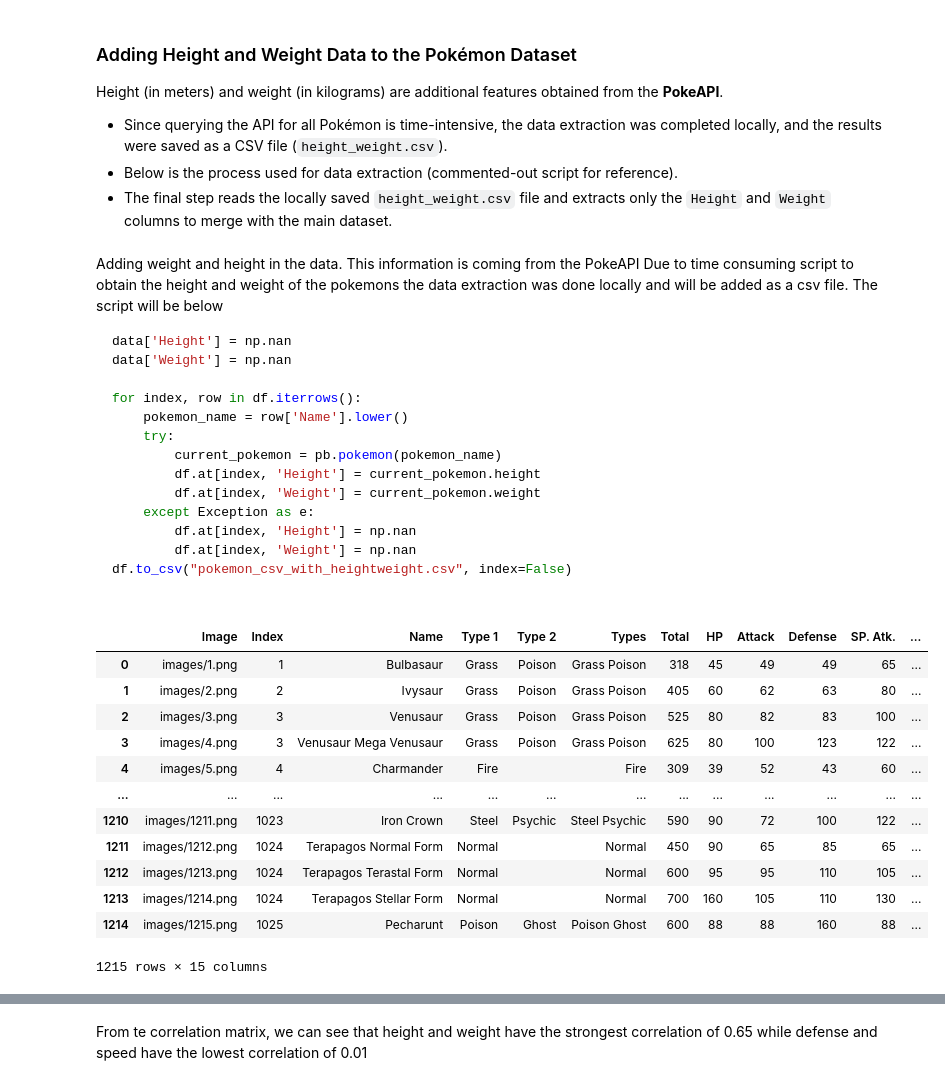
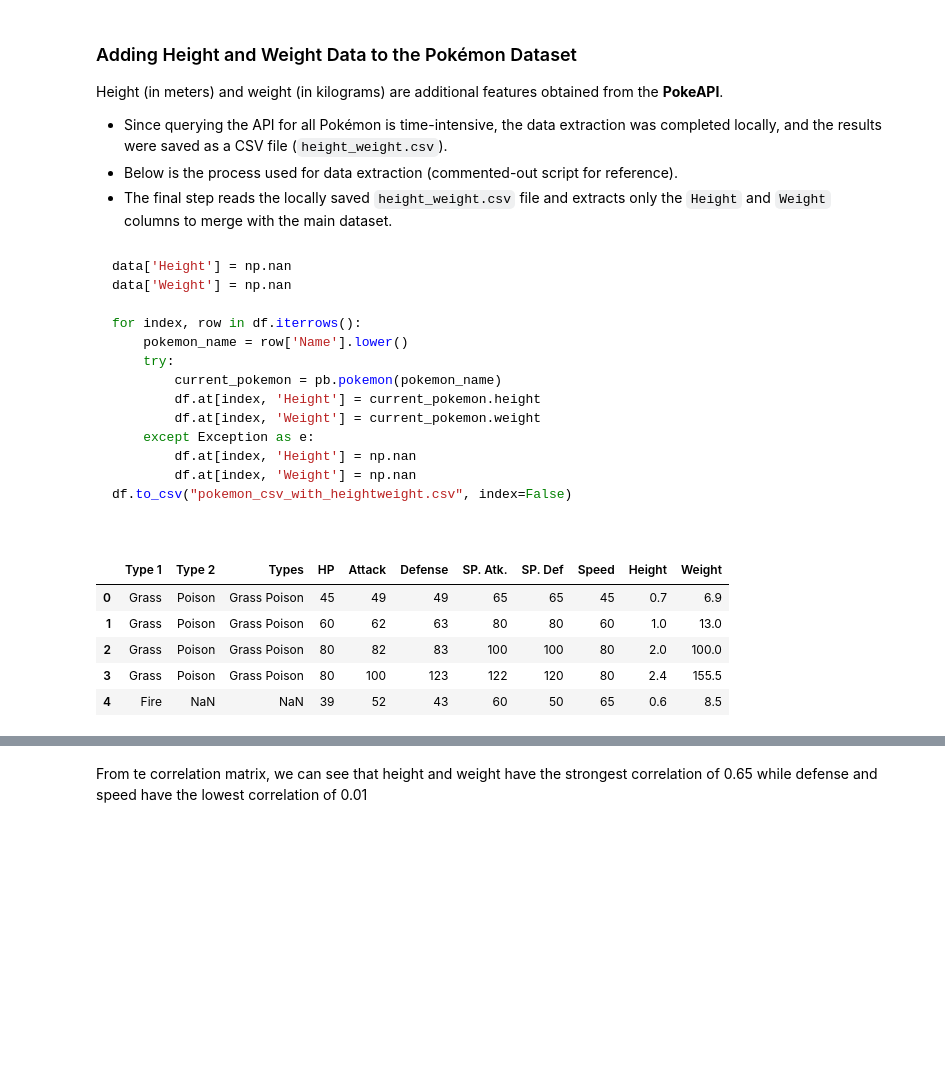
Before and after one commit to MayaLee393/Pokemon_ML, a Jupyter notebook: pokemon.ipynb, the cells around one changed output, grey strips where cells are left out. Cells and saved outputs as stored; diff of their text form; code cells hidden in the pictures; blank space fills up the shorter version.

````diff
--- a/pokemon.ipynb
+++ b/pokemon.ipynb
@@ -365,6 +385,0 @@ plt.show()
-# %%
-data.fillna({"Type 2":""}, inplace=True)
-types = data['Type 1'] + " " + data['Type 2']
-#inserting merged columns into the data set
-data.insert(5, "Types", types)
-display(data.head())
@@ -377,0 +388,29 @@ display(data.head())
+# %%
+#Separating Labels and Features
+
+# Some feature engineering in data exploration to provide context for the Pokémon's dual types
+# we created a new feature called `Types`, which combines the `Type 1` and `Type 2` columns.
+# This new column captures the full type combination for each Pokémon,
+# making it easier to analyze dual-typed Pokémon or perform type-based groupings.
+types = data['Type 1'] + " " + data['Type 2']
+data.insert(2, "Types", types)
+display(data.head())
+
+#Frequency of different Types
+types_frequency = types.value_counts()
+plt.figure(figsize=(24, 12))
+plt.bar(types_frequency.index, types_frequency.values, color='skyblue')
+plt.xticks(rotation=45, ha='right', fontsize=8)
+plt.xlabel('Types')
+plt.ylabel('Frequency')
+plt.title('Frequency of Types')
+plt.show()
+#Plot of the first 15 frequent type
+first_fifteen = types_frequency[:15]
+plt.figure(figsize=(12, 6))
+plt.bar(first_fifteen.index, first_fifteen.values, color='skyblue')
+plt.xticks(rotation=90)
+plt.xlabel('Types')
+plt.ylabel('Frequency')
+plt.title('Frequency of First 15 Types')
+plt.show()
@@ -384,9 +457,7 @@ Height (in meters) and weight (in kilograms) are additional features obtained fr
 - Below is the process used for data extraction (commented-out script for reference).
 - The final step reads the locally saved `height_weight.csv` file and extracts only the `Height` and `Weight` columns to merge with the main dataset.
 # %% [markdown]
-Adding weight and height in the data. This information is coming from the PokeAPI
-Due to time consuming script to obtain the height and weight of the pokemons the data extraction was done locally and will be added as a csv file.
-The script will be below
+<div style="font-size: small;">
 
 ```python
 data['Height'] = np.nan
@@ -405,30 +476,23 @@ df.to_csv("pokemon_csv_with_heightweight.csv", index=False)
 # %%
 
 # Read the pre-saved height and weight data
-# height_weight_data = pd.read_csv(r"C:\Users\kevin barcenas\Documents\GitHub\Pokemon_ML\height_weight.csv",encoding="latin1")
-height_weight_data = pd.read_csv(r"height_weight.csv",encoding="latin1")
+height_weight_data = pd.read_csv(r"C:\Users\kevin barcenas\Documents\GitHub\Pokemon_ML\height_weight.csv",encoding="latin1")
+#height_weight_data = pd.read_csv(r"height_weight.csv",encoding="latin1")
 
 # Extract only the height and weight columns
 ht_wt = height_weight_data.iloc[:, -2:]
 
 data['Height'] = ht_wt['Height'].dropna()
 data['Weight'] = ht_wt['Weight'].dropna()
 
 data['Height'] = data['Height'].astype(float)
 data['Weight'] = data['Weight'].astype(float)
 # Display the updated data
-display(data)
+display(data.head())
 # %% [output]
-|  | Image | Index | Name | Type 1 | Type 2 | Types | Total | HP | Attack | Defense | SP. Atk. | ... |
-| 0 | images/1.png | 1 | Bulbasaur | Grass | Poison | Grass Poison | 318 | 45 | 49 | 49 | 65 | ... |
-| 1 | images/2.png | 2 | Ivysaur | Grass | Poison | Grass Poison | 405 | 60 | 62 | 63 | 80 | ... |
-| 2 | images/3.png | 3 | Venusaur | Grass | Poison | Grass Poison | 525 | 80 | 82 | 83 | 100 | ... |
-| 3 | images/4.png | 3 | Venusaur Mega Venusaur | Grass | Poison | Grass Poison | 625 | 80 | 100 | 123 | 122 | ... |
-| 4 | images/5.png | 4 | Charmander | Fire |  | Fire | 309 | 39 | 52 | 43 | 60 | ... |
-| ... | ... | ... | ... | ... | ... | ... | ... | ... | ... | ... | ... | ... |
-| 1210 | images/1211.png | 1023 | Iron Crown | Steel | Psychic | Steel Psychic | 590 | 90 | 72 | 100 | 122 | ... |
-| 1211 | images/1212.png | 1024 | Terapagos Normal Form | Normal |  | Normal | 450 | 90 | 65 | 85 | 65 | ... |
-| 1212 | images/1213.png | 1024 | Terapagos Terastal Form | Normal |  | Normal | 600 | 95 | 95 | 110 | 105 | ... |
-| 1213 | images/1214.png | 1024 | Terapagos Stellar Form | Normal |  | Normal | 700 | 160 | 105 | 110 | 130 | ... |
-| 1214 | images/1215.png | 1025 | Pecharunt | Poison | Ghost | Poison Ghost | 600 | 88 | 88 | 160 | 88 | ... |
+|  | Type 1 | Type 2 | Types | HP | Attack | Defense | SP. Atk. | SP. Def | Speed | Height | Weight |
+| 0 | Grass | Poison | Grass Poison | 45 | 49 | 49 | 65 | 65 | 45 | 0.7 | 6.9 |
+| 1 | Grass | Poison | Grass Poison | 60 | 62 | 63 | 80 | 80 | 60 | 1.0 | 13.0 |
+| 2 | Grass | Poison | Grass Poison | 80 | 82 | 83 | 100 | 100 | 80 | 2.0 | 100.0 |
+| 3 | Grass | Poison | Grass Poison | 80 | 100 | 123 | 122 | 120 | 80 | 2.4 | 155.5 |
+| 4 | Fire | NaN | NaN | 39 | 52 | 43 | 60 | 50 | 65 | 0.6 | 8.5 |
-1215 rows × 15 columns
````
Also changed, not shown: parts of 55 cells of this notebook, 1 other file.
